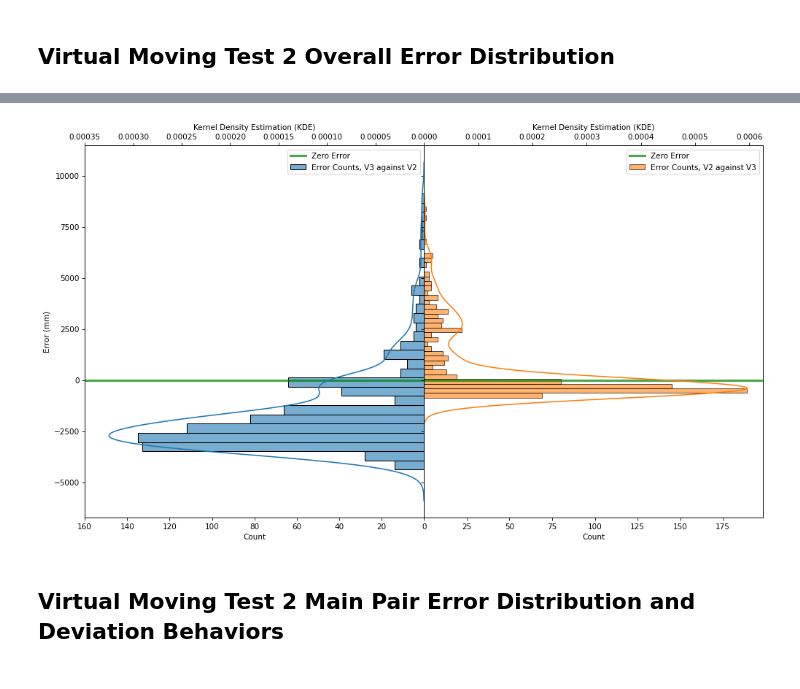
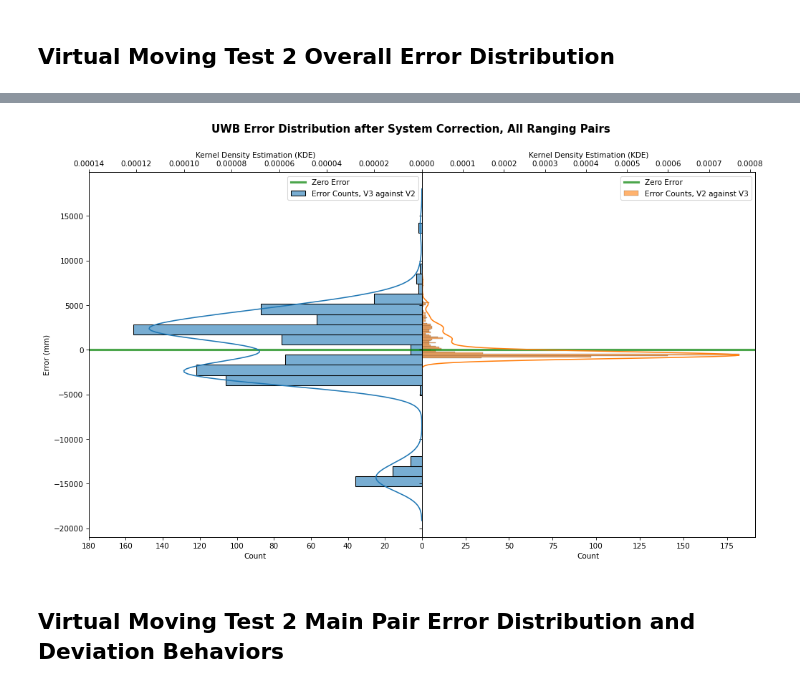
Before and after one commit to hegxiten/UWB-Lab-Rutgers-Rail, a Jupyter notebook: UWB_Ranging_System_Design_and_Testing/uwb_ranging_fieldtest_results/CONCISE_virtual_moving_test.ipynb, the cells around one changed output, grey strips where cells are left out. Saved outputs shown, nothing was run; the diff lists cells and outputs as text; code cells hidden in the pictures.

Commit message:
Resolved unit issue of virtual vehicle informative position. Pending solution for virtual vehicle segmental readings.

```diff
--- a/UWB_Ranging_System_Design_and_Testing/uwb_ranging_fieldtest_results/CONCISE_virtual_moving_test.ipynb
+++ b/UWB_Ranging_System_Design_and_Testing/uwb_ranging_fieldtest_results/CONCISE_virtual_moving_test.ipynb
@@ -363,49 +377,68 @@ plt.show()
 ## Virtual Moving Test 2 Overall Error Distribution
 # %%
 figure = plt.figure(figsize=(16, 9), dpi=PLOTTING_DPI)
-ax = figure.add_subplot(111)
-ax.set_title("Measuring Distance Error v.s Ground Truth Distance By Tests")
-labels = df_all_static_stats_dist_idx["Test Name"].astype(str)
+ax1 = figure.add_subplot(221)
+ax2 = figure.add_subplot(222)
+ax3 = figure.add_subplot(212)
 i = 0
-for test in list(labels.unique()):
-    _test_df_static = df_all_static_stats_dist_idx[
-        df_all_static_stats_dist_idx["Test Name"] == test]
-    _test_df_moving = df_all_moving_stats_dist_idx[
-        df_all_moving_stats_dist_idx["Test Name"] == test]
-    if i > 0:
-        ax.scatter(_test_df_static.index, _test_df_static["Correction Distance (mm)"] - _test_df_static.index,
-                   alpha=0.3, marker="o", color="C0")
-        ax.scatter(_test_df_moving.index, _test_df_moving["Correction Distance (mm)"] - _test_df_moving.index,
-                   alpha=0.3, marker="D", color="C1")
-    else:
-        ax.scatter(_test_df_static.index, _test_df_static["Correction Distance (mm)"] - _test_df_static.index,
-                   alpha=0.3, marker="o", color="C0",
-                   label = "Static Vehicle (V1) Ranging, All Tests")
-        ax.scatter(_test_df_moving.index, _test_df_moving["Correction Distance (mm)"] - _test_df_moving.index,
-                   alpha=0.3, marker="D", color="C1",
-                   label = "Moving Vehicle (V2) Ranging, All Tests")
-    i += 1
-ax.set_xlabel("Ground Truth Distance (mm)")
-ax.set_xlim(left=0)
-ax.set_ylabel("Absolute Error (mm)")
-ax.legend()
+
+ax1.scatter(df_all_static_stats_dist_idx.index,
+            df_all_static_stats_dist_idx["UWB Distance (mm)"] - df_all_static_stats_dist_idx.index,
+            alpha=0.3, marker="o", color="C0",
+            label="Static Vehicle (V1) against Moving Vehicle (V2)")
+ax1.scatter(df_all_moving_stats_dist_idx.index,
+            df_all_moving_stats_dist_idx["UWB Distance (mm)"] - df_all_moving_stats_dist_idx.index,
+            alpha=0.3, marker="o", color="C1",
+            label="Moving Vehicle (V2) against Static Vehicle (V1)")
+
+ax2.scatter(df_all_static_stats_dist_idx.index,
+            df_all_static_stats_dist_idx['Correction Distance (mm)'] - df_all_static_stats_dist_idx['UWB Distance (mm)'],
+            alpha=0.3, marker='o', color='C0',
+            label="Static Vehicle (V1) against Moving Vehicle (V2)")
+ax2.scatter(df_all_moving_stats_dist_idx.index,
+            df_all_moving_stats_dist_idx['Correction Distance (mm)'] - df_all_moving_stats_dist_idx['UWB Distance (mm)'],
+            alpha=0.3, marker='o', color='C1',
+            label="Moving Vehicle (V2) against Static Vehicle (V1)")
+
+ax3.scatter(df_all_static_stats_dist_idx.index,
+            df_all_static_stats_dist_idx['Error (mm)'],
+            alpha=0.3, marker="o", color="C0",
+            label="Static Vehicle (V1) against Moving Vehicle (V2)")
+ax3.scatter(df_all_moving_stats_dist_idx.index,
+            df_all_moving_stats_dist_idx['Error (mm)'],
+            alpha=0.3, marker="o", color="C1",
+            label="Moving Vehicle (V2) against Static Vehicle (V1)")
+
+ax1.set_title("Raw Error before System Correction")
+ax1.set_xlabel("Ground Reference Distance (mm)")
+ax1.set_ylabel("Error (mm)")
+ax1.legend()
+
+ax2.set_title("Level of System Correction")
+ax2.set_xlabel("Ground Reference Distance (mm)")
+ax2.set_ylabel("Correction (mm)")
+ax2.legend()
+
+ax3.set_title("Final Error after System Correction")
+ax3.set_xlabel("Ground Reference Distance (mm)")
+ax3.set_ylabel("Error (mm)")
+ax3.legend()
+
+figure.suptitle("UWB Measurement Error before and after System Correction, All Ranging Pairs", fontsize='x-large', fontweight='bold')
+figure.tight_layout()
 
 # Horizontal Histgram
-figure = plt.figure(figsize=(16, 9), dpi=PLOTTING_DPI)
-axs = figure.subplots(1,2,sharey=True)
-figure.subplots_adjust(wspace=0)
+figure2 = plt.figure(figsize=(16, 9), dpi=PLOTTING_DPI)
+axs = figure2.subplots(1,2,sharey=True)
+figure2.subplots_adjust(wspace=0)
 ax_static, ax_moving = axs[0], axs[1]
 ax2_static, ax2_moving = axs[0].twiny(), axs[1].twiny()
 
 my_palette = sns.color_palette("muted")
 
 zero_static = ax_static.axhline(y=0, color="g", label="Zero Error", linewidth=3, alpha=0.7)
-_data_static = ((df_all_static_stats_dist_idx["Correction Distance (mm)"]
-                - df_all_static_stats_dist_idx.index)
-                .reset_index()
-                .rename(columns={0 :'Error (mm)'}))
 hist_static = sns.histplot(
-    data=_data_static,
+    data=df_all_static_stats_dist_idx.reset_index(),
     y='Error (mm)',
     alpha =0.6,
     label="Error Counts, V{} against V{}".format(STATIC_VEH, MOVING_VEH),
@@ -414,7 +447,7 @@ hist_static = sns.histplot(
 )
 
 kde_static = sns.kdeplot(
-    data=_data_static,
+    data=df_all_static_stats_dist_idx.reset_index(),
     x='Error (mm)',
     ax=ax2_static,
     label="Kernel Density Distribution, V{} against V{}".format(STATIC_VEH, MOVING_VEH),
@@ -423,12 +456,8 @@ kde_static = sns.kdeplot(
     color="C0")
 
 zero_moving = ax_moving.axhline(y=0, color="g", label="Zero Error", linewidth=3, alpha=0.7)
-_data_moving = ((df_all_moving_stats_dist_idx["Correction Distance (mm)"]
-                - df_all_moving_stats_dist_idx.index)
-                .reset_index()
-                .rename(columns={0 :'Error (mm)'}))
 hist_moving = sns.histplot(
-    data=_data_moving,
+    data=df_all_moving_stats_dist_idx.reset_index(),
     y='Error (mm)',
     alpha =0.6,
     label="Error Counts, V{} against V{}".format(MOVING_VEH, STATIC_VEH),
@@ -436,7 +465,7 @@ hist_moving = sns.histplot(
     color="C1"
 )
 kde_moving = sns.kdeplot(
-    data=_data_moving,
+    data=df_all_moving_stats_dist_idx.reset_index(),
     x='Error (mm)',
     ax=ax2_moving,
     label="Kernel Density Distribution, V{} against V{}".format(MOVING_VEH, STATIC_VEH),
@@ -455,5 +484,8 @@ ax2_static.set_xticks(ax2_static.get_xticks()[1:])
 
 axs[0].legend()
 axs[1].legend()
+
+figure2.suptitle("UWB Error Distribution after System Correction, All Ranging Pairs", fontsize='x-large', fontweight='bold')
+
 plt.show()
 # %% [output]
@@ -461,4 +493,4 @@ plt.show()
-[figure, old version]
+[figure, new version]
 # %% [markdown]
 ## Virtual Moving Test 2 Main Pair Error Distribution and Deviation Behaviors
 # %%
```
Also changed, not shown: parts of 12 cells of this notebook, 7 other files.
